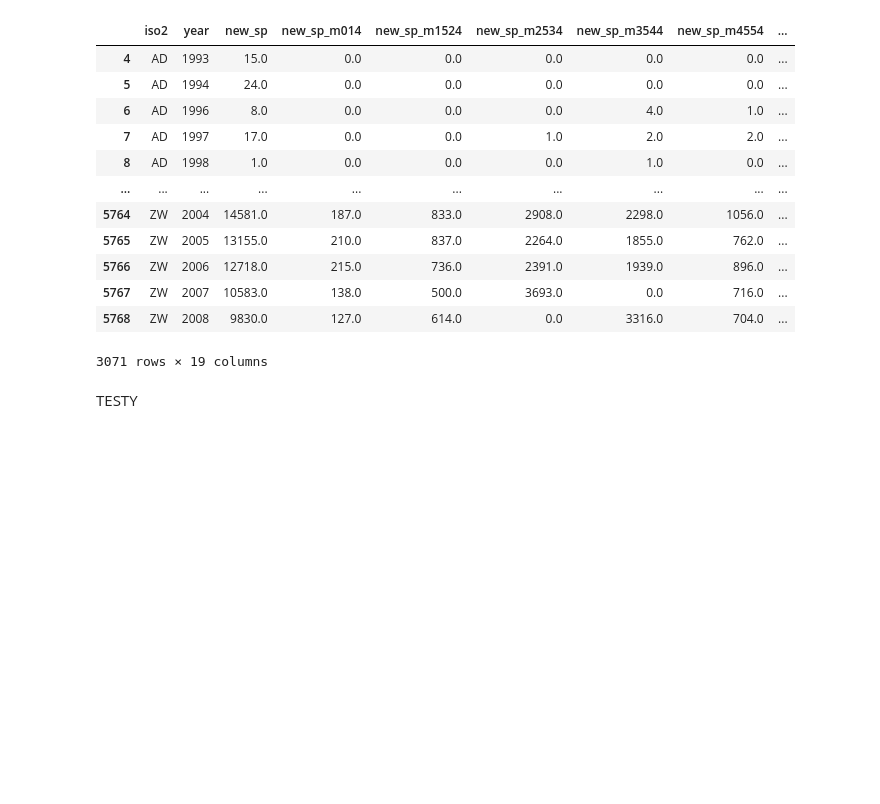
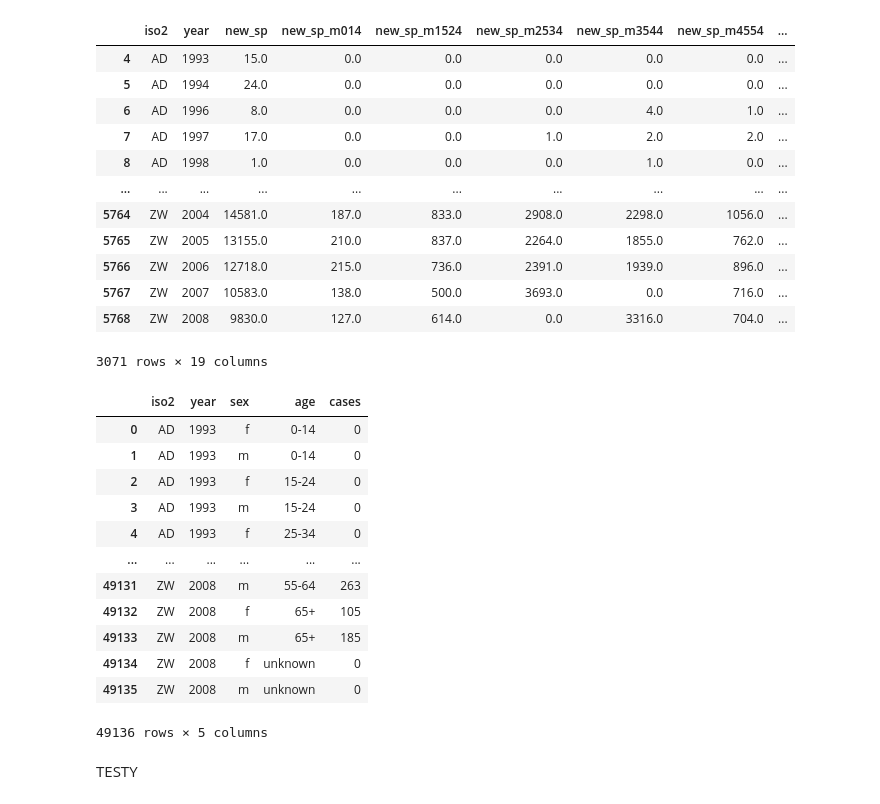
Before and after one commit to Julitaw/AiBD22_JulitaWojcik, a Jupyter notebook: Lab_5/CommandFiles/writtenCode.ipynb, the cells around one changed output. Drawn from its saved outputs; the diff is of its cells as text; code cells hidden in the pictures; blank space fills up the shorter version.

```diff
--- a/Lab_5/CommandFiles/writtenCode.ipynb
+++ b/Lab_5/CommandFiles/writtenCode.ipynb
@@ -47,30 +47,45 @@ df
 # %%
 # zmiana formatu, gdzie kolumny 'iso2' i 'year'są zmiennymi identyfikatora a pozostałe to wartości mierzone
 df = pd.melt(df, id_vars=['iso2', 'year'], value_vars=list(df.columns)[3:],
              var_name='column', value_name='cases')
 df['cases'] = df['cases'].astype(int)
 df['sex'] = df['column'].str[7]
 df['age'] = df['column'].str[8:].map({
     '014': '0-14',
     '1524': '15-24',
     '2534': '25-34',
     '3544': '35-44',
     '4554': '45-54',
     '5564': '55-64',
     '65': '65+',
     'u': 'unknown'
 })
 df = df[['iso2', 'year', 'sex', 'age', 'cases']]
 
 df.to_csv('../Analysisdata/tb-tidy.csv', index=False)
 df.to_csv('../Documents/tb-tidy.csv', index=False)
 df = df[['iso2', 'year', 'sex', 'age', 'cases']]
 df = df.sort_values(by=['iso2','year', 'age','sex'])
 df = df.reset_index(drop=True)
 
 # zapis wyczyszczonych danych do pliku
 df.to_csv('../Analysisdata/tb-tidy.csv', index=False)
 df.to_csv('../Documents/tb-tidy.csv', index=False)
+df
+# %% [output]
+|  | iso2 | year | sex | age | cases |
+| 0 | AD | 1993 | f | 0-14 | 0 |
+| 1 | AD | 1993 | m | 0-14 | 0 |
+| 2 | AD | 1993 | f | 15-24 | 0 |
+| 3 | AD | 1993 | m | 15-24 | 0 |
+| 4 | AD | 1993 | f | 25-34 | 0 |
+| ... | ... | ... | ... | ... | ... |
+| 49131 | ZW | 2008 | m | 55-64 | 263 |
+| 49132 | ZW | 2008 | f | 65+ | 105 |
+| 49133 | ZW | 2008 | m | 65+ | 185 |
+| 49134 | ZW | 2008 | f | unknown | 0 |
+| 49135 | ZW | 2008 | m | unknown | 0 |
+49136 rows × 5 columns
 # %% [markdown]
 TESTY
 # %%
```
Also changed, not shown: 2 other files.
